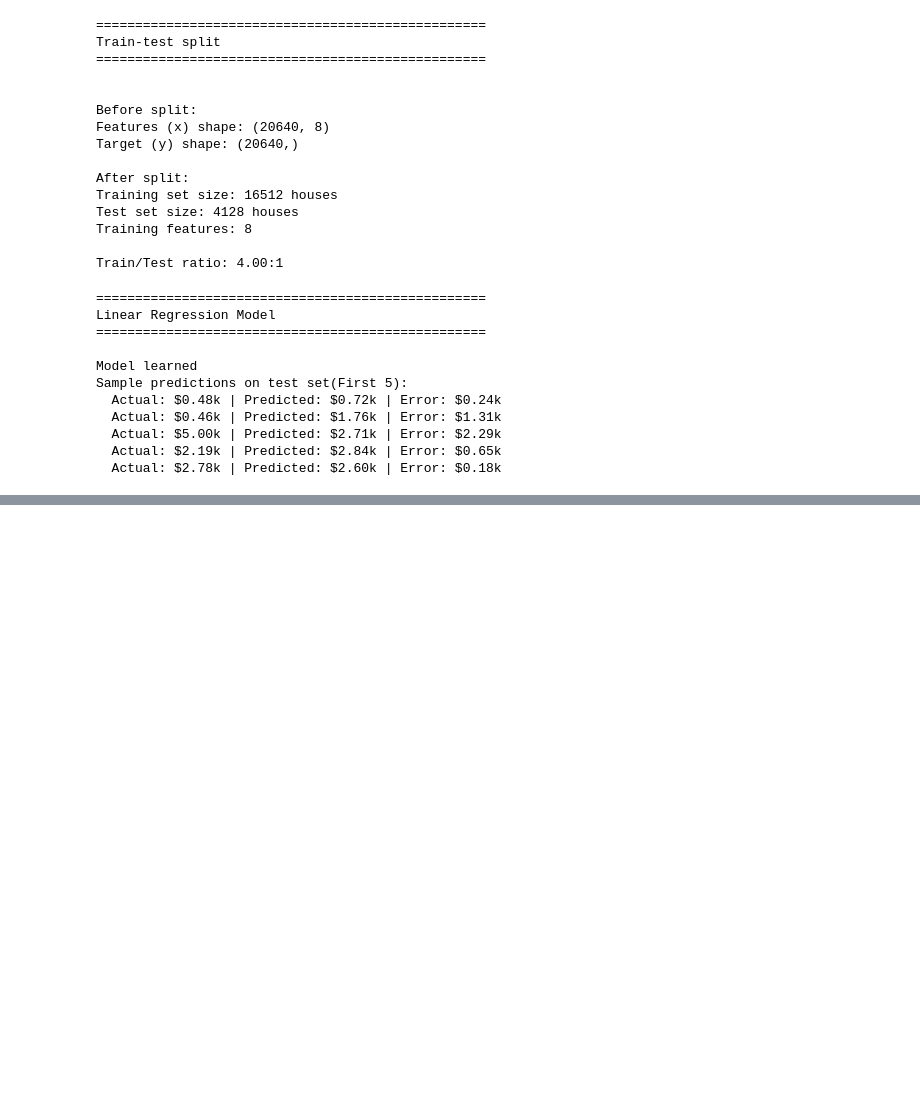
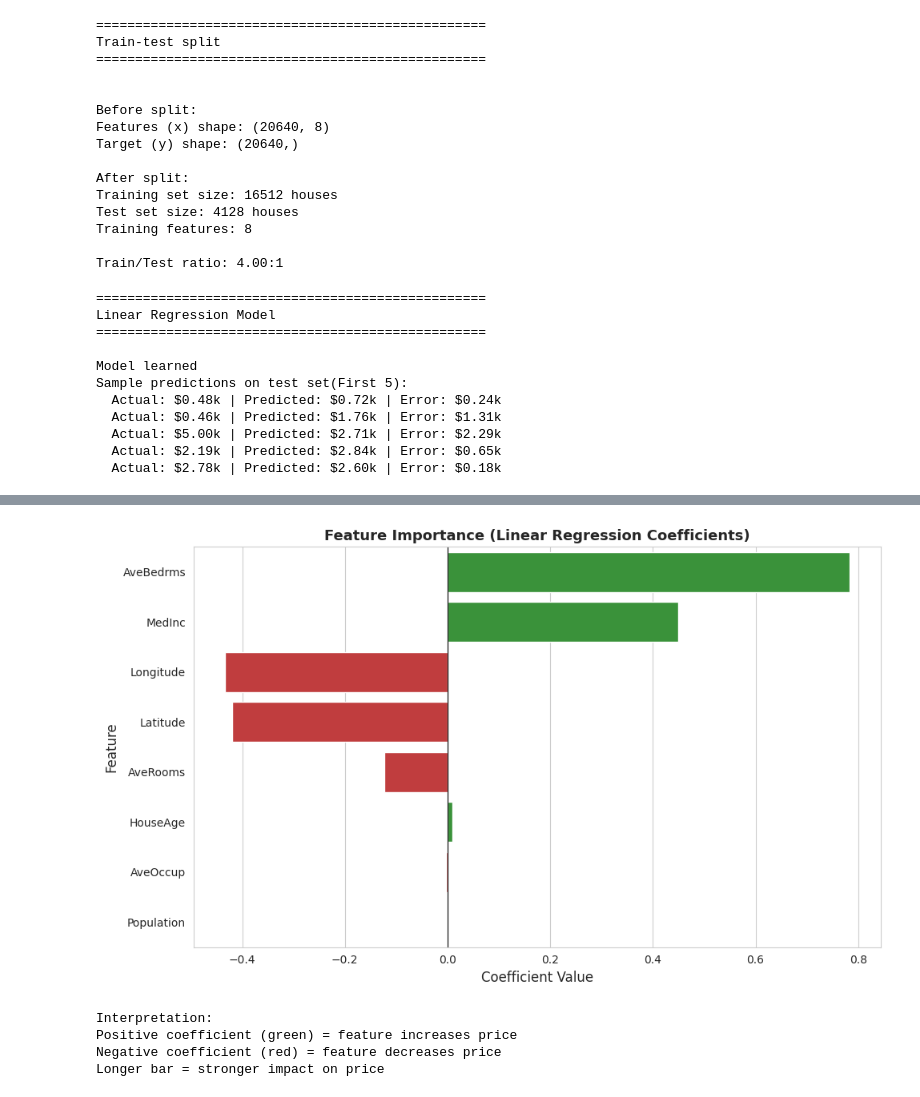
Before and after one commit to gmdkaio/house-price-ml, a Jupyter notebook: eda.ipynb, the cells around one changed output, grey strips where cells are left out. Drawn from its saved outputs; the diff is of its cells as text; code cells hidden in the pictures; blank space fills up the shorter version.

```diff
--- a/eda.ipynb
+++ b/eda.ipynb
@@ -307,0 +397,20 @@ Sample predictions on test set(First 5):
+# %%
+# Feature importance (coefficients)
+print("\n" + "="*50)
+print("Feature importance (Linear Regression Coefficients)")
+print("="*50)
+
+# Get coefficients
+coefficients = pd.DataFrame({
+    'Feature': x.columns,
+    'Coefficient': model.coef_,
+    'Abs_Coefficient': np.abs(model.coef_)
+}).sort_values('Abs_Coefficient', ascending=False)
+
+print(f"\nModel Intercept (Base Price): ${model.intercept_:.3f}k\n")
+print(coefficients.to_string(index=False))
+
+print("\n\nInterpretation:")
+print("Positive coefficient = feature increases price")
+print("Negative coefficient = feature decreases price")
+print("Larger absolute value = stronger impact on price")
@@ -307,0 +435,32 @@ Sample predictions on test set(First 5):
+# %%
+# Visualize coefficients with bar plot
+plt.figure(figsize=(10, 6))
+
+colors = ['#d62728' if x < 0 else '#2ca02c' for x in coefficients['Coefficient']]
+
+sns.barplot(
+    data=coefficients,
+    x='Coefficient',
+    y='Feature',
+    palette=colors,
+    hue=coefficients['Feature'],
+    legend=False  # Hide legend (no need for it)
+)
+
+plt.xlabel('Coefficient Value', fontsize=12)
+plt.ylabel('Feature', fontsize=12)
+plt.title('Feature Importance (Linear Regression Coefficients)', fontsize=13, fontweight='bold')
+plt.axvline(x=0, color='black', linestyle='-', linewidth=0.8)
+plt.tight_layout()
+plt.show()
+
+print("\n\nInterpretation:")
+print("Positive coefficient (green) = feature increases price")
+print("Negative coefficient (red) = feature decreases price")
+print("Longer bar = stronger impact on price")
+# %% [output]
+[figure, added]
+Interpretation:
+Positive coefficient (green) = feature increases price
+Negative coefficient (red) = feature decreases price
+Longer bar = stronger impact on price
```
Also changed, not shown: parts of 4 cells of this notebook.
